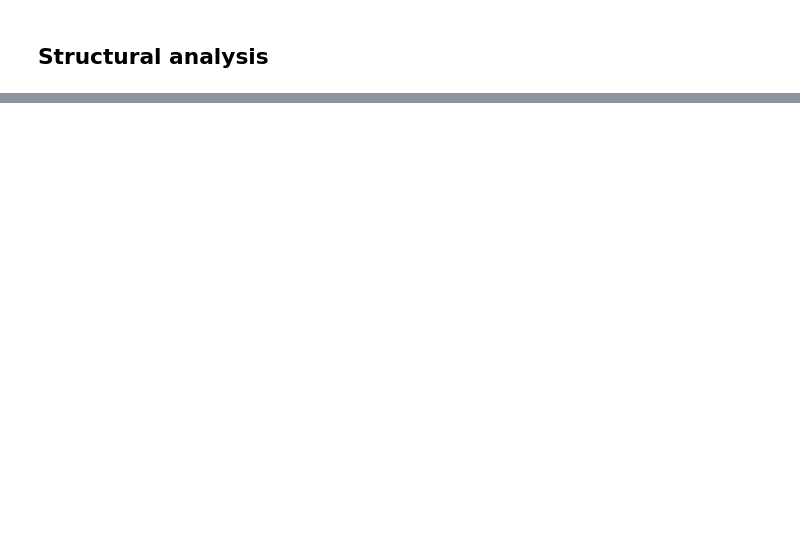
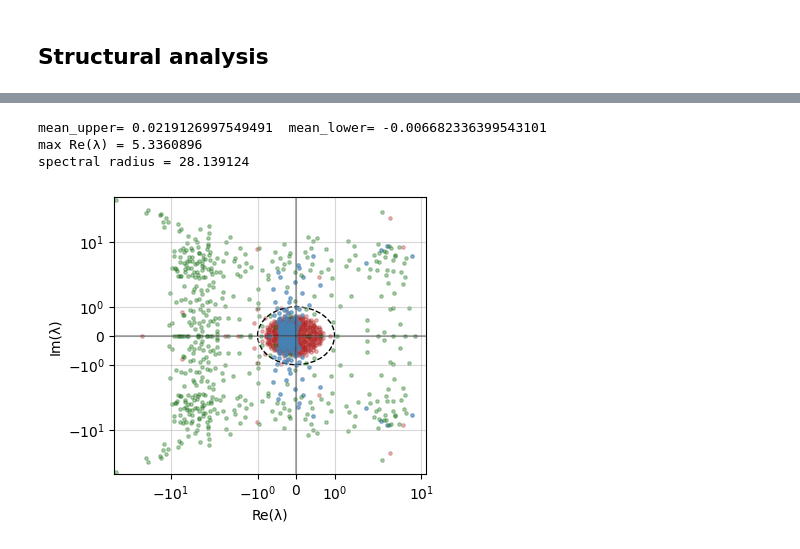
Before and after one commit to qrsyu/STCell, a Jupyter notebook: code/theory_exp/test_RNN.ipynb, the cells around one changed output, grey strips where cells are left out. Cells and saved outputs as stored; diff of their text form; code cells hidden in the pictures; blank space fills up the shorter version.

```diff
--- a/code/theory_exp/test_RNN.ipynb
+++ b/code/theory_exp/test_RNN.ipynb
@@ -454,0 +389,29 @@ plt.savefig('tsne.png', transparent=True, dpi=500)
+# %%
+eig_time = np.linalg.eigvals(Wrc_trained)
+eig_space = np.linalg.eigvals(Wrc_space)
+eig_theory = np.linalg.eigvals(Wrc_theory)
+plt.figure(figsize=(4,3.5))
+plt.scatter(eig_time.real, eig_time.imag, s=6, c='firebrick', alpha=0.3, label=r'Time $W_{rc}$ (trained)')
+# Plot a circle of radius 1
+circle = plt.Circle((0, 0), 1.0, color='black', alpha=1, linestyle='--', fill=False)
+plt.gca().add_artist(circle)
+plt.scatter(eig_theory.real, eig_theory.imag, s=6, c='steelblue', alpha=0.6, label=r'Time $W_{rc}$ (idealised)')
+plt.scatter(eig_space.real, eig_space.imag, s=6, c='darkgreen', alpha=0.3, label=r'Place $W_{rc}$ (trained)')
+plt.axhline(0,c='k', alpha=0.3); plt.axvline(0,c='k', alpha=0.3)
+plt.xlabel('Re(λ)'); plt.ylabel('Im(λ)')
+plt.grid(True, alpha=0.5)
+# plt.legend()
+plt.tight_layout()
+plt.xscale('symlog')
+plt.yscale('symlog')
+plt.savefig('eigen_spectrum.png', transparent=True, dpi=500)
+# plt.title('Eigen spectrum')
+upper = np.triu(Wrc, 1); lower = np.tril(Wrc, -1)
+print('mean_upper=', np.nanmean(upper), ' mean_lower=', np.nanmean(lower))
+print("max Re(λ) =", np.max(eig_time.real))
+print("spectral radius =", np.max(np.abs(eig_time)))
+# %% [output]
+mean_upper= 0.0219126997549491  mean_lower= -0.006682336399543101
+max Re(λ) = 5.3360896
+spectral radius = 28.139124
+[figure, added]
```
Also changed, not shown: parts of 12 cells of this notebook, 18 other files.
